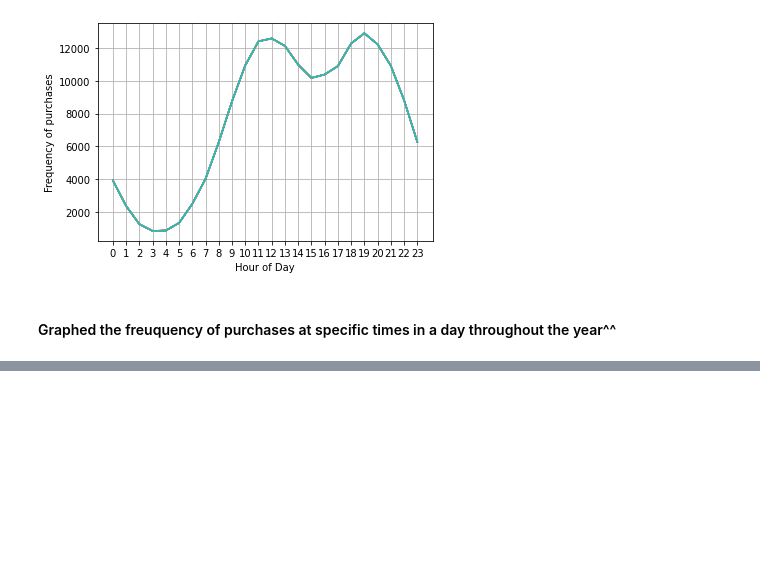
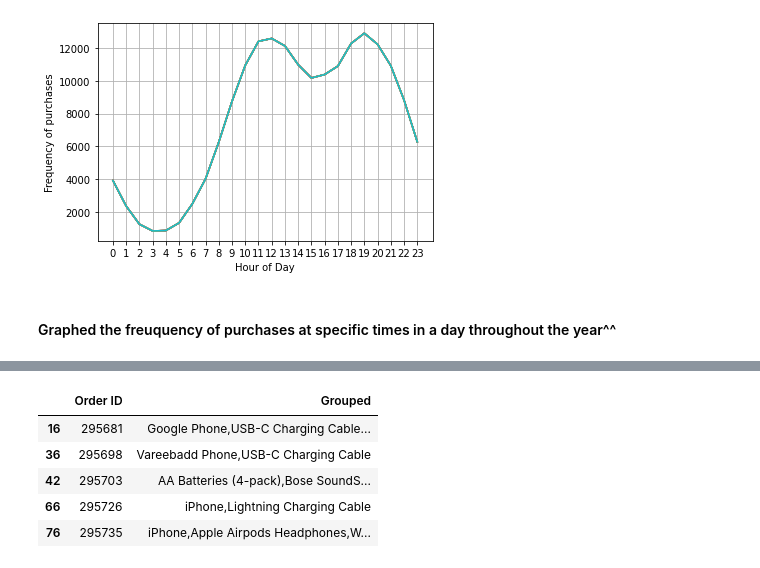
Before and after one commit to Benjamin7991/Pandas-Data-Science-Tasks, a Jupyter notebook: SalesAnalysis/My_data_analysis.ipynb, the cells around one changed output, grey strips where cells are left out. Cells and saved outputs as stored; diff of their text form; code cells hidden in the pictures; blank space fills up the shorter version.

```diff
--- a/SalesAnalysis/My_data_analysis.ipynb
+++ b/SalesAnalysis/My_data_analysis.ipynb
@@ -167,0 +189,11 @@ plt.show()
+# %%
+new_data = new_data[['Order ID', 'Grouped']].drop_duplicates()
+# %%
+new_data.head()
+# %% [output]
+|  | Order ID | Grouped |
+| 16 | 295681 | Google Phone,USB-C Charging Cable... |
+| 36 | 295698 | Vareebadd Phone,USB-C Charging Cable |
+| 42 | 295703 | AA Batteries (4-pack),Bose SoundS... |
+| 66 | 295726 | iPhone,Lightning Charging Cable |
+| 76 | 295735 | iPhone,Apple Airpods Headphones,W... |
```
Also changed, not shown: parts of 12 cells of this notebook.
